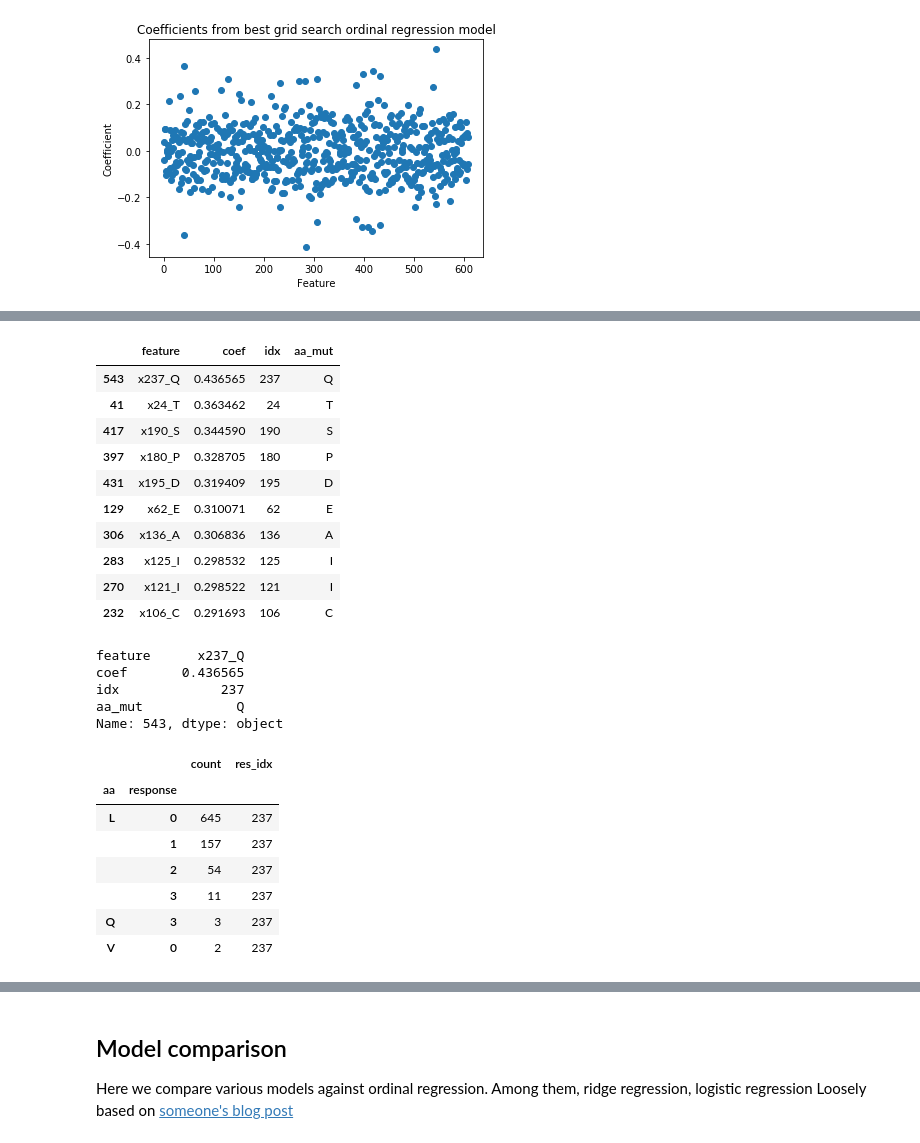
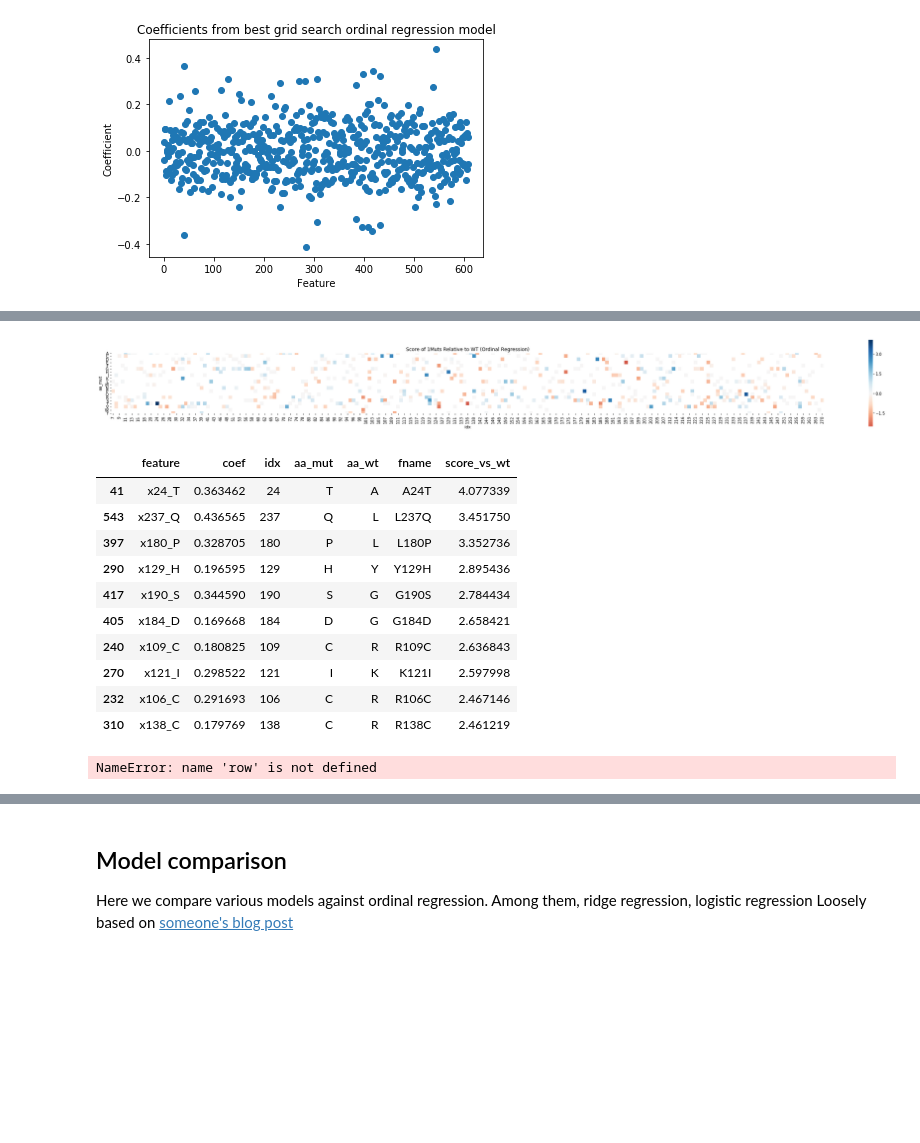
Before and after one commit to RomeroLab/sadx-latent-function, a Jupyter notebook: projects/Biochemical_Ordinal/Ordinal Regression.ipynb, the cells around one changed output, grey strips where cells are left out. Drawn from its saved outputs; the diff is of its cells as text; code cells hidden in the pictures; blank space fills up the shorter version.

Commit message:
Adding heatmaps and calculating scores via probabilities

```diff
--- a/projects/Biochemical_Ordinal/Ordinal Regression.ipynb
+++ b/projects/Biochemical_Ordinal/Ordinal Regression.ipynb
@@ -224,3 +224,8 @@ best_results = pd.DataFrame({'feature':feature_names_after_threshold, 'coef':bes
 best_results[["idx", "aa_mut"]] = \
     best_results.feature.str.extractall(r"x([0-9]+)_([A-Z])").reset_index(drop=True)
 best_results["idx"] = best_results.idx.astype(int)
+
+best_results["aa_wt"] = pd.Series([WT_str[i] for i in best_results.idx])
+best_results["fname"] = best_results.aa_wt + \
+                best_results.idx.astype(str) + best_results.aa_mut
+best_results.head()
@@ -226,0 +248,3 @@ best_results["idx"] = best_results.idx.astype(int)
+# %%
+WT_one_hot = enc.transform([list(WT_str),])
+WT_probs = model.predict_proba(WT_one_hot)
@@ -227,40 +262,41 @@ best_results["idx"] = best_results.idx.astype(int)
+# %%
+probs = model.predict_proba(mut_one_hot)
+best_results["score_vs_wt"] = np.log(probs[:, 3]) - np.log(WT_probs[:,3]);
+
+plt.figure(figsize=(40,4))
+fig = sns.heatmap(best_results.pivot("aa_mut", "idx", "score_vs_wt"),
+                  center = 0, cmap = 'RdBu', square = True)
+plt.title("Score of 1Muts Relative to WT (Ordinal Regression)");
+# %% [output]
+[figure, added]
 # %%
-descending_sort_results = best_results.sort_values('coef', ascending=False)
+descending_sort_results = best_results.sort_values('score_vs_wt', ascending=False)
 descending_sort_results.head(10)
 # %% [output]
-|  | feature | coef | idx | aa_mut |
-| 543 | x237_Q | 0.436565 | 237 | Q |
-| 41 | x24_T | 0.363462 | 24 | T |
-| 417 | x190_S | 0.344590 | 190 | S |
-| 397 | x180_P | 0.328705 | 180 | P |
-| 431 | x195_D | 0.319409 | 195 | D |
-| 129 | x62_E | 0.310071 | 62 | E |
-| 306 | x136_A | 0.306836 | 136 | A |
-| 283 | x125_I | 0.298532 | 125 | I |
-| 270 | x121_I | 0.298522 | 121 | I |
-| 232 | x106_C | 0.291693 | 106 | C |
+|  | feature | coef | idx | aa_mut | aa_wt | fname | score_vs_wt |
+| 41 | x24_T | 0.363462 | 24 | T | A | A24T | 4.077339 |
+| 543 | x237_Q | 0.436565 | 237 | Q | L | L237Q | 3.451750 |
+| 397 | x180_P | 0.328705 | 180 | P | L | L180P | 3.352736 |
+| 290 | x129_H | 0.196595 | 129 | H | Y | Y129H | 2.895436 |
+| 417 | x190_S | 0.344590 | 190 | S | G | G190S | 2.784434 |
+| 405 | x184_D | 0.169668 | 184 | D | G | G184D | 2.658421 |
+| 240 | x109_C | 0.180825 | 109 | C | R | R109C | 2.636843 |
+| 270 | x121_I | 0.298522 | 121 | I | K | K121I | 2.597998 |
+| 232 | x106_C | 0.291693 | 106 | C | R | R106C | 2.467146 |
+| 310 | x138_C | 0.179769 | 138 | C | R | R138C | 2.461219 |
 # %%
-print(descending_sort_results.iloc[0])
-
-def show_design_response(col_num):
+def show_design_response(col_num, score_at=None, score=None, score_name="score"):
     ret =  pd.DataFrame({'aa':design_cols[col_num], 'response':y}).groupby(['aa', 'response']).size()
     ret = ret.to_frame()
     ret["res_idx"] = col_num
     ret.columns = ["count", "res_idx"]
+    if score_at is not None:
+        ret["score"] = np.nan
+        ret.loc[score_at, score_name] = score
     return ret
 
-show_design_response(descending_sort_results.iloc[0].idx)
+def concat_design_response(df, col_name):
+    return pd.concat(show_design_response(row.idx, row.aa_mut, row[col_name]) for
+                    df_idx, row in df.iterrows())
 # %% [output]
-feature      x237_Q
-coef       0.436565
-idx             237
-aa_mut            Q
-Name: 543, dtype: object
+NameError: name 'row' is not defined
-|  |  | count | res_idx |
-| aa | response |  |  |
-| L | 0 | 645 | 237 |
-|  | 1 | 157 | 237 |
-|  | 2 | 54 | 237 |
-|  | 3 | 11 | 237 |
-| Q | 3 | 3 | 237 |
-| V | 0 | 2 | 237 |
```
Also changed, not shown: parts of 20 cells of this notebook.
